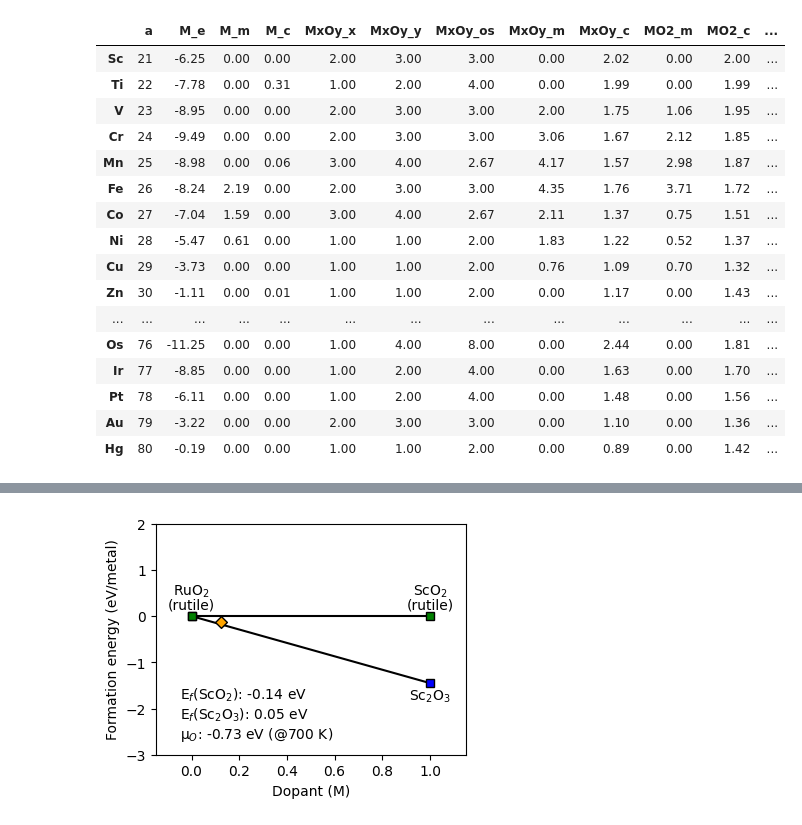
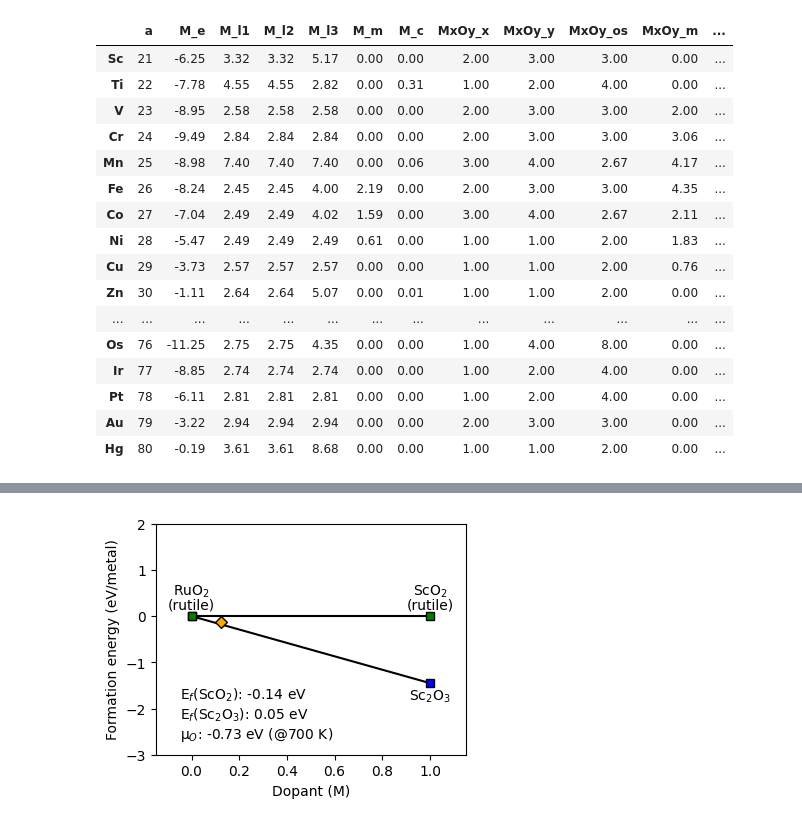
Before and after one commit to jhyeonjung97/tools, a Jupyter notebook: ruo2/doping1.ipynb, the cells around one changed output, grey strips where cells are left out. Cells and saved outputs as stored; diff of their text form; code cells hidden in the pictures.

```diff
--- a/ruo2/doping1.ipynb
+++ b/ruo2/doping1.ipynb
@@ -59,6 +59,11 @@ for i in element_indices:
                 row_updates['MxOy_x'] = m_ratio
                 row_updates['MxOy_y'] = o_ratio
                 row_updates['MxOy_os'] = oxidation_state
+            elif oxide_type != 'M':
+                row_updates[f'{oxide_type}_l1'] = atoms.cell.lengths()[0]
+                row_updates[f'{oxide_type}_l2'] = atoms.cell.lengths()[1]
+                row_updates[f'{oxide_type}_l3'] = atoms.cell.lengths()[2]
+                row_updates[f'{oxide_type}_v'] = atoms.cell.volume
         if os.path.exists(moment_file):
             atoms = read(moment_file)
             moments = atoms.get_magnetic_moments()
@@ -76,50 +81,50 @@ for i in element_indices:
             atoms = read(charge_file)
             charges = atoms.get_initial_charges()
             if oxide_type == 'M-RuO2':
                 row_updates['M-RuO2_c'] = np.mean(np.abs(charges[0:7]))
                 for j, charge in enumerate(charges):
                     row_updates[f'M-RuO2_c{j}'] = charge
             elif oxide_type == 'M-IrO2':
                 row_updates['M-IrO2_c'] = np.mean(np.abs(charges[0:7]))
                 for j, charge in enumerate(charges):
                     row_updates[f'M-IrO2_c{j}'] = charge
             else:
                 row_updates[f'{oxide_type}_c'] = np.mean(np.abs(charges[metal_indices]))
         if row_updates:
             data.loc[element, list(row_updates)] = list(row_updates.values())
 
 # de: doping energy
 # fe: formation energy
 # data['M-RuO2_de'] = data['M-RuO2_e'] - 7/8*data['MO2_e']['Ru'] - 1/8*data['MO2_e']
 data['M-RuO2_fe1'] = data['M-RuO2_e'] - 7/8*data['M_e']['Ru'] - 1/8*data['M_e'] - 2*oxygen_potential
 data['M-RuO2_fe2'] = data['M-RuO2_e'] - 7/8*data['MO2_e']['Ru'] - 1/8*data['MO2_e']
 data['M-RuO2_fe3'] = data['M-RuO2_e'] - 7/8*data['MxOy_e']['Ru'] - 1/8*data['MxOy_e'] - (2-data['MxOy_y']/data['MxOy_x'])/8*oxygen_potential
 data['M-IrO2_fe1'] = data['M-IrO2_e'] - 7/8*data['M_e']['Ir'] - 1/8*data['M_e'] - 2*oxygen_potential
 data['M-IrO2_fe2'] = data['M-IrO2_e'] - 7/8*data['MO2_e']['Ir'] - 1/8*data['MO2_e']
 data['M-IrO2_fe3'] = data['M-IrO2_e'] - 7/8*data['MxOy_e']['Ir'] - 1/8*data['MxOy_e'] - (2-data['MxOy_y']/data['MxOy_x'])/8*oxygen_potential
 # data['MxOy_fe'] = data['MxOy_e'] - data['MO2_e'] - (2-data['MxOy_y']/data['MxOy_x'])*oxygen_potential
 data.drop(columns=['MO2_e', 'MxOy_e', 'M-RuO2_e', 'M-IrO2_e'], inplace=True)
 data.loc['Nb', 'MxOy_x'] = 2
 data.loc['Nb', 'MxOy_y'] = 5
 data
 # %% [output]
-|  | a | M_e | M_m | M_c | MxOy_x | MxOy_y | MxOy_os | MxOy_m | MxOy_c | MO2_m | MO2_c | ... |
-| Sc | 21 | -6.25 | 0.00 | 0.00 | 2.00 | 3.00 | 3.00 | 0.00 | 2.02 | 0.00 | 2.00 | ... |
-| Ti | 22 | -7.78 | 0.00 | 0.31 | 1.00 | 2.00 | 4.00 | 0.00 | 1.99 | 0.00 | 1.99 | ... |
-| V | 23 | -8.95 | 0.00 | 0.00 | 2.00 | 3.00 | 3.00 | 2.00 | 1.75 | 1.06 | 1.95 | ... |
-| Cr | 24 | -9.49 | 0.00 | 0.00 | 2.00 | 3.00 | 3.00 | 3.06 | 1.67 | 2.12 | 1.85 | ... |
-| Mn | 25 | -8.98 | 0.00 | 0.06 | 3.00 | 4.00 | 2.67 | 4.17 | 1.57 | 2.98 | 1.87 | ... |
-| Fe | 26 | -8.24 | 2.19 | 0.00 | 2.00 | 3.00 | 3.00 | 4.35 | 1.76 | 3.71 | 1.72 | ... |
-| Co | 27 | -7.04 | 1.59 | 0.00 | 3.00 | 4.00 | 2.67 | 2.11 | 1.37 | 0.75 | 1.51 | ... |
-| Ni | 28 | -5.47 | 0.61 | 0.00 | 1.00 | 1.00 | 2.00 | 1.83 | 1.22 | 0.52 | 1.37 | ... |
-| Cu | 29 | -3.73 | 0.00 | 0.00 | 1.00 | 1.00 | 2.00 | 0.76 | 1.09 | 0.70 | 1.32 | ... |
-| Zn | 30 | -1.11 | 0.00 | 0.01 | 1.00 | 1.00 | 2.00 | 0.00 | 1.17 | 0.00 | 1.43 | ... |
+|  | a | M_e | M_l1 | M_l2 | M_l3 | M_m | M_c | MxOy_x | MxOy_y | MxOy_os | MxOy_m | ... |
+| Sc | 21 | -6.25 | 3.32 | 3.32 | 5.17 | 0.00 | 0.00 | 2.00 | 3.00 | 3.00 | 0.00 | ... |
+| Ti | 22 | -7.78 | 4.55 | 4.55 | 2.82 | 0.00 | 0.31 | 1.00 | 2.00 | 4.00 | 0.00 | ... |
+| V | 23 | -8.95 | 2.58 | 2.58 | 2.58 | 0.00 | 0.00 | 2.00 | 3.00 | 3.00 | 2.00 | ... |
+| Cr | 24 | -9.49 | 2.84 | 2.84 | 2.84 | 0.00 | 0.00 | 2.00 | 3.00 | 3.00 | 3.06 | ... |
+| Mn | 25 | -8.98 | 7.40 | 7.40 | 7.40 | 0.00 | 0.06 | 3.00 | 4.00 | 2.67 | 4.17 | ... |
+| Fe | 26 | -8.24 | 2.45 | 2.45 | 4.00 | 2.19 | 0.00 | 2.00 | 3.00 | 3.00 | 4.35 | ... |
+| Co | 27 | -7.04 | 2.49 | 2.49 | 4.02 | 1.59 | 0.00 | 3.00 | 4.00 | 2.67 | 2.11 | ... |
+| Ni | 28 | -5.47 | 2.49 | 2.49 | 2.49 | 0.61 | 0.00 | 1.00 | 1.00 | 2.00 | 1.83 | ... |
+| Cu | 29 | -3.73 | 2.57 | 2.57 | 2.57 | 0.00 | 0.00 | 1.00 | 1.00 | 2.00 | 0.76 | ... |
+| Zn | 30 | -1.11 | 2.64 | 2.64 | 5.07 | 0.00 | 0.01 | 1.00 | 1.00 | 2.00 | 0.00 | ... |
 | ... | ... | ... | ... | ... | ... | ... | ... | ... | ... | ... | ... | ... |
-| Os | 76 | -11.25 | 0.00 | 0.00 | 1.00 | 4.00 | 8.00 | 0.00 | 2.44 | 0.00 | 1.81 | ... |
-| Ir | 77 | -8.85 | 0.00 | 0.00 | 1.00 | 2.00 | 4.00 | 0.00 | 1.63 | 0.00 | 1.70 | ... |
-| Pt | 78 | -6.11 | 0.00 | 0.00 | 1.00 | 2.00 | 4.00 | 0.00 | 1.48 | 0.00 | 1.56 | ... |
-| Au | 79 | -3.22 | 0.00 | 0.00 | 2.00 | 3.00 | 3.00 | 0.00 | 1.10 | 0.00 | 1.36 | ... |
-| Hg | 80 | -0.19 | 0.00 | 0.00 | 1.00 | 1.00 | 2.00 | 0.00 | 0.89 | 0.00 | 1.42 | ... |
+| Os | 76 | -11.25 | 2.75 | 2.75 | 4.35 | 0.00 | 0.00 | 1.00 | 4.00 | 8.00 | 0.00 | ... |
+| Ir | 77 | -8.85 | 2.74 | 2.74 | 2.74 | 0.00 | 0.00 | 1.00 | 2.00 | 4.00 | 0.00 | ... |
+| Pt | 78 | -6.11 | 2.81 | 2.81 | 2.81 | 0.00 | 0.00 | 1.00 | 2.00 | 4.00 | 0.00 | ... |
+| Au | 79 | -3.22 | 2.94 | 2.94 | 2.94 | 0.00 | 0.00 | 2.00 | 3.00 | 3.00 | 0.00 | ... |
+| Hg | 80 | -0.19 | 3.61 | 3.61 | 8.68 | 0.00 | 0.00 | 1.00 | 1.00 | 2.00 | 0.00 | ... |
 # %%
 
 colors = ['tab:blue', 'tab:orange', 'tab:green']
```
Also changed, not shown: parts of 4 cells of this notebook, 1 other file.
